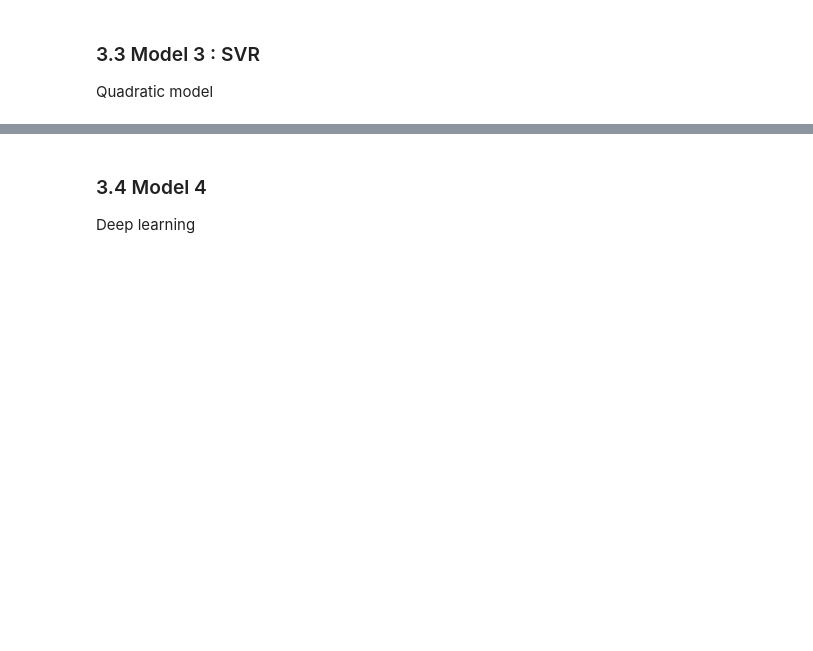
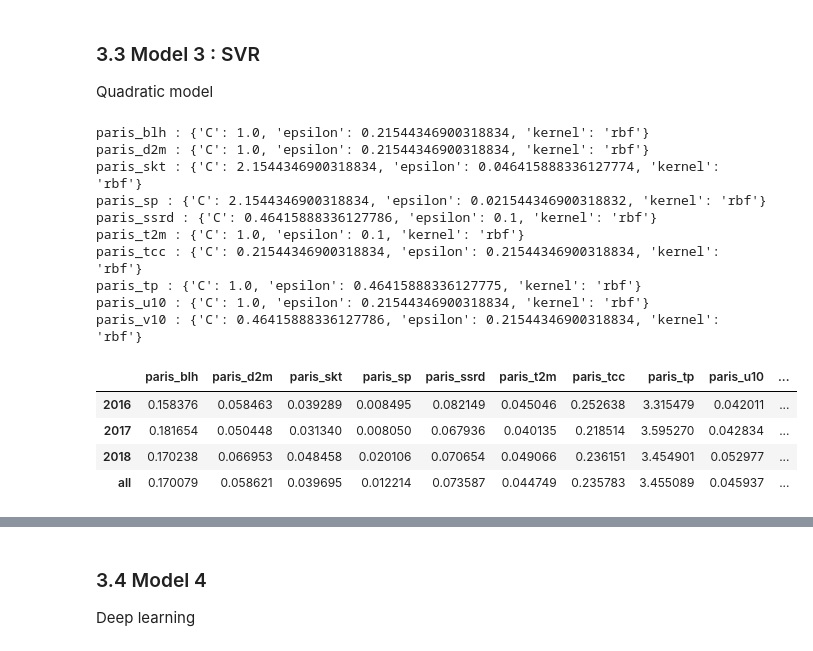
Before and after one commit to waddason/ML_ClimateEnergy_project2024, a Jupyter notebook: Main.ipynb, the cells around one changed output, grey strips where cells are left out. Saved outputs shown, nothing was run; the diff lists cells and outputs as text; code cells hidden in the pictures; blank space fills up the shorter version.

```diff
--- a/Main.ipynb
+++ b/Main.ipynb
@@ -387,3 +503,64 @@ Tree ?
 # %% [markdown]
 ### 3.3 Model 3 : SVR
 Quadratic model
+# %%
+from sklearn.model_selection import GridSearchCV
+from sklearn.svm import SVR
+
+parameter_grid = {
+    "kernel": ["rbf"],
+    "epsilon": np.logspace(-2, 1, 10),
+    "C": np.logspace(-1, 2, 10),
+}
+# Create a linear regression model for each variable
+models_per_variable = {}
+best_svr_mse_per_variable = {}
+for variable in target_variables_names:
+    variable_name = variable.split("_")[1]
+    model = GridSearchCV(SVR(), param_grid=parameter_grid, n_jobs=-1, refit=True)
+    # Select only the corresponding columns
+    related_columns = [col for col in X_train_rn.columns if variable_name in col]
+    # print(f"Variable: {variable}, related columns: {related_columns}")
+    model.fit(X_train_rn[related_columns], y_train_rn[variable].to_numpy())
+    # print(f"Model fitted for {variable}:{model.coef_}")
+    models_per_variable[variable] = model
+    best_svr_mse_per_variable[variable] = []
+    # Evaluate per test year (set validation appart)
+    for year in [2016, 2017, 2018]:
+        y_pred = model.predict(
+            X_test_rn[related_columns].iloc[
+                X_test_rn[related_columns].index.year == year
+            ]
+        )
+        mse = mean_squared_error(
+            y_test_rn[variable].iloc[y_test_rn[variable].index.year == year], y_pred
+        )
+        best_svr_mse_per_variable[variable].append(mse)
+    # Evaluate for all years
+    y_pred = model.predict(X_test_rn[related_columns])
+    mse = mean_squared_error(y_test_rn[variable], y_pred)
+    best_svr_mse_per_variable[variable].append(mse)
+
+# display the parameters:
+for variable, model in models_per_variable.items():
+    print(f"{variable} : {model.best_params_}")
+
+# load into a dataframe
+best_svr_df = pd.DataFrame(best_svr_mse_per_variable, index=[2016, 2017, 2018, "all"])
+best_svr_df.style.background_gradient(cmap="RdYlGn_r")
+# %% [output]
+paris_blh : {'C': 1.0, 'epsilon': 0.21544346900318834, 'kernel': 'rbf'}
+paris_d2m : {'C': 1.0, 'epsilon': 0.21544346900318834, 'kernel': 'rbf'}
+paris_skt : {'C': 2.1544346900318834, 'epsilon': 0.046415888336127774, 'kernel': 'rbf'}
+paris_sp : {'C': 2.1544346900318834, 'epsilon': 0.021544346900318832, 'kernel': 'rbf'}
+paris_ssrd : {'C': 0.46415888336127786, 'epsilon': 0.1, 'kernel': 'rbf'}
+paris_t2m : {'C': 1.0, 'epsilon': 0.1, 'kernel': 'rbf'}
+paris_tcc : {'C': 0.21544346900318834, 'epsilon': 0.21544346900318834, 'kernel': 'rbf'}
+paris_tp : {'C': 1.0, 'epsilon': 0.46415888336127775, 'kernel': 'rbf'}
+paris_u10 : {'C': 1.0, 'epsilon': 0.21544346900318834, 'kernel': 'rbf'}
+paris_v10 : {'C': 0.46415888336127786, 'epsilon': 0.21544346900318834, 'kernel': 'rbf'}
+|  | paris_blh | paris_d2m | paris_skt | paris_sp | paris_ssrd | paris_t2m | paris_tcc | paris_tp | paris_u10 | ... |
+| 2016 | 0.158376 | 0.058463 | 0.039289 | 0.008495 | 0.082149 | 0.045046 | 0.252638 | 3.315479 | 0.042011 | ... |
+| 2017 | 0.181654 | 0.050448 | 0.031340 | 0.008050 | 0.067936 | 0.040135 | 0.218514 | 3.595270 | 0.042834 | ... |
+| 2018 | 0.170238 | 0.066953 | 0.048458 | 0.020106 | 0.070654 | 0.049066 | 0.236151 | 3.454901 | 0.052977 | ... |
+| all | 0.170079 | 0.058621 | 0.039695 | 0.012214 | 0.073587 | 0.044749 | 0.235783 | 3.455089 | 0.045937 | ... |
```
Also changed, not shown: parts of 10 cells of this notebook, 4 other files.
